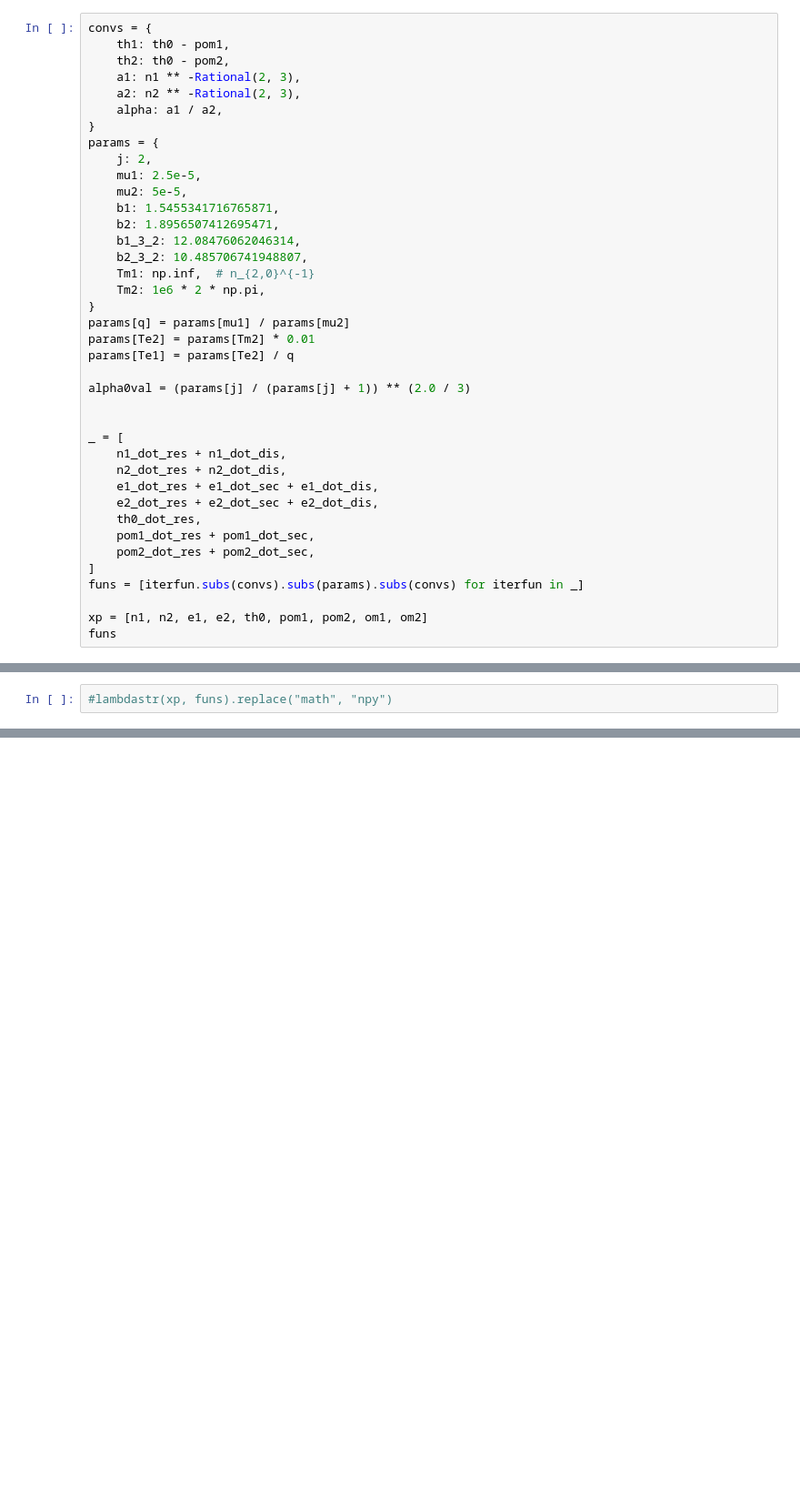
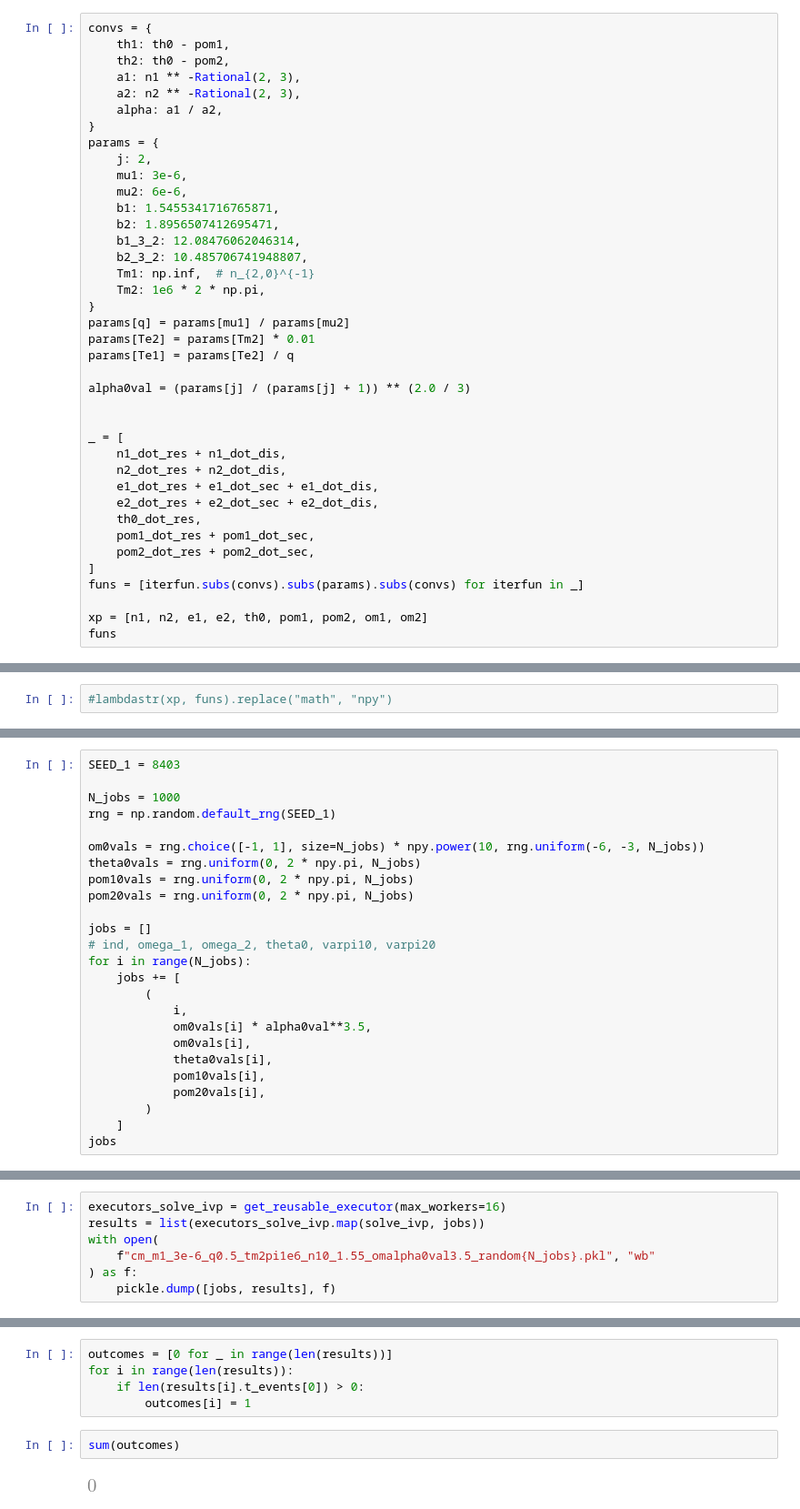
Before and after one commit to jtlaune/wc-apsidal-precession, a Jupyter notebook: paper-3.ipynb, the cells around one changed output, grey strips where cells are left out. Shown at 91% size. Cells and saved outputs as stored; diff of their text form; blank space fills up the shorter version.

Commit message:
Add randomized capture runs

```diff
--- a/paper-3.ipynb
+++ b/paper-3.ipynb
@@ -325,8 +325,8 @@ convs = {
 }
 params = {
     j: 2,
-    mu1: 2.5e-5,
-    mu2: 5e-5,
+    mu1: 3e-6,
+    mu2: 6e-6,
     b1: 1.5455341716765871,
     b2: 1.8956507412695471,
     b1_3_2: 12.08476062046314,
@@ -403,0 +399,25 @@ plt.show()
+# %%
+SEED_1 = 8403
+
+N_jobs = 1000
+rng = np.random.default_rng(SEED_1)
+
+om0vals = rng.choice([-1, 1], size=N_jobs) * npy.power(10, rng.uniform(-6, -3, N_jobs))
+theta0vals = rng.uniform(0, 2 * npy.pi, N_jobs)
+pom10vals = rng.uniform(0, 2 * npy.pi, N_jobs)
+pom20vals = rng.uniform(0, 2 * npy.pi, N_jobs)
+
+jobs = []
+# ind, omega_1, omega_2, theta0, varpi10, varpi20
+for i in range(N_jobs):
+    jobs += [
+        (
+            i,
+            om0vals[i] * alpha0val**3.5,
+            om0vals[i],
+            theta0vals[i],
+            pom10vals[i],
+            pom20vals[i],
+        )
+    ]
+jobs
@@ -403,0 +426,7 @@ plt.show()
+# %%
+executors_solve_ivp = get_reusable_executor(max_workers=16)
+results = list(executors_solve_ivp.map(solve_ivp, jobs))
+with open(
+    f"cm_m1_3e-6_q0.5_tm2pi1e6_n10_1.55_omalpha0val3.5_random{N_jobs}.pkl", "wb"
+) as f:
+    pickle.dump([jobs, results], f)
@@ -403,0 +444,9 @@ plt.show()
+# %%
+outcomes = [0 for _ in range(len(results))]
+for i in range(len(results)):
+    if len(results[i].t_events[0]) > 0:
+        outcomes[i] = 1
+# %%
+sum(outcomes)
+# %% [output]
+[figure, added]
```
Also changed, not shown: parts of 8 cells of this notebook.
